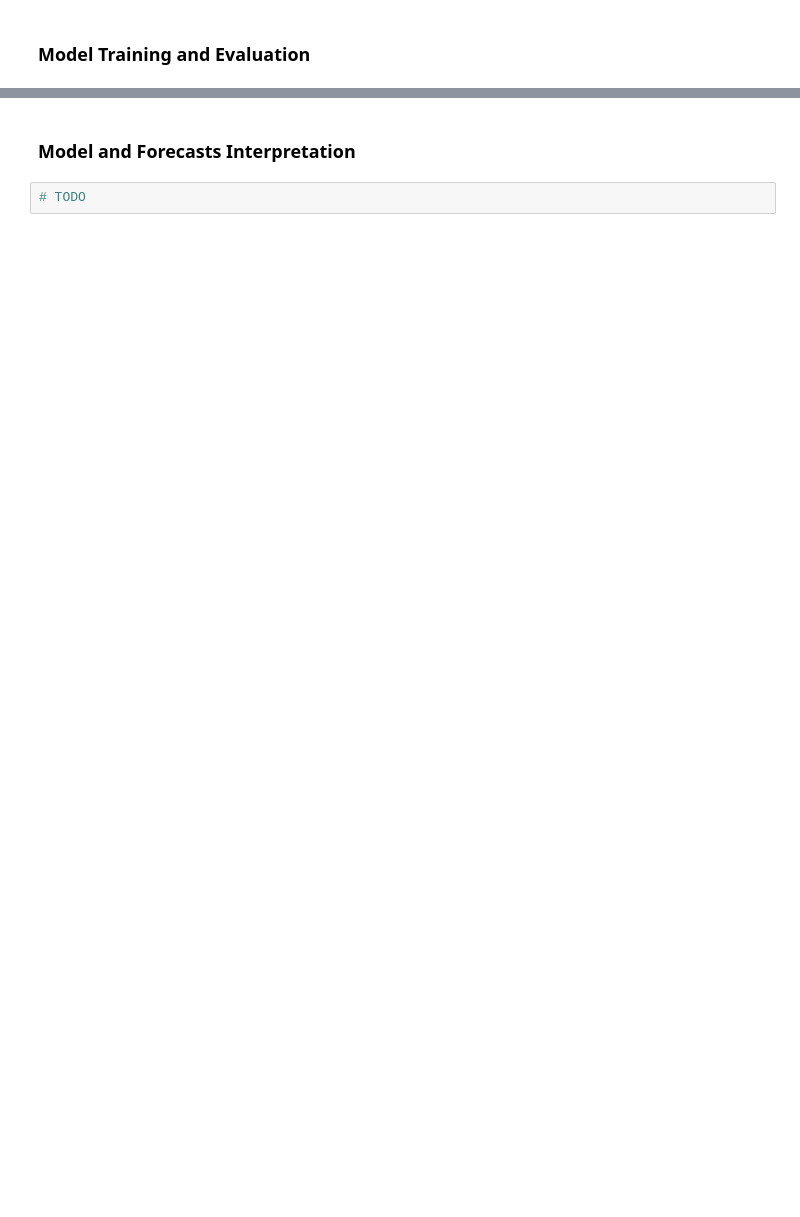
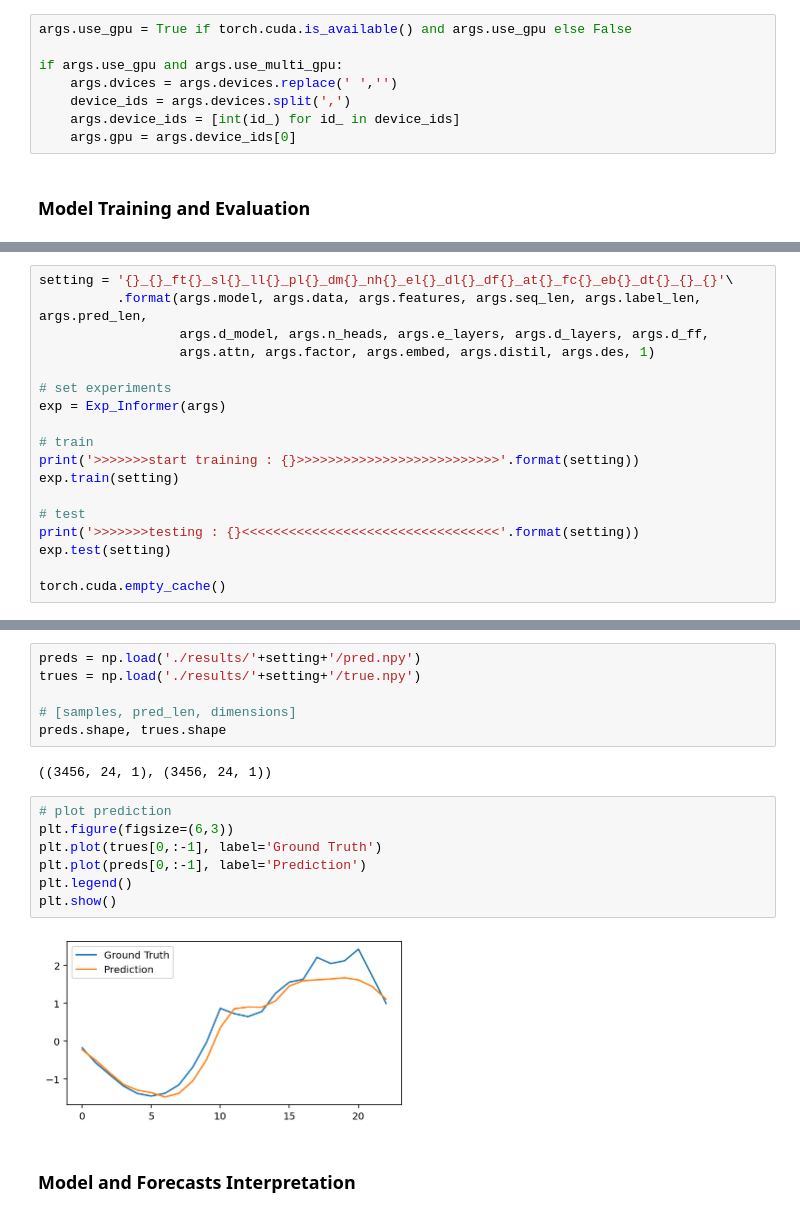
Before and after one commit to andresC98/TSF_Transformers_TFM, a Jupyter notebook: code_notebooks/[TFM] Informer Model - Traffic & Electricity benchmarks - First tests.ipynb, the cells around one changed output, grey strips where cells are left out. Saved outputs shown, nothing was run; the diff lists cells and outputs as text; blank space fills up the shorter version.

```diff
--- a/code_notebooks/[TFM] Informer Model - Traffic & Electricity benchmarks - First tests.ipynb
+++ b/code_notebooks/[TFM] Informer Model - Traffic & Electricity benchmarks - First tests.ipynb
@@ -322,2 +407,10 @@ for h in range(0,args.n_heads):
+# %%
+args.use_gpu = True if torch.cuda.is_available() and args.use_gpu else False
+
+if args.use_gpu and args.use_multi_gpu:
+    args.dvices = args.devices.replace(' ','')
+    device_ids = args.devices.split(',')
+    args.device_ids = [int(id_) for id_ in device_ids]
+    args.gpu = args.device_ids[0]
 # %% [markdown]
 ### Model Training and Evaluation
@@ -325,0 +417,18 @@ for h in range(0,args.n_heads):
+# %%
+setting = '{}_{}_ft{}_sl{}_ll{}_pl{}_dm{}_nh{}_el{}_dl{}_df{}_at{}_fc{}_eb{}_dt{}_{}_{}'\
+          .format(args.model, args.data, args.features, args.seq_len, args.label_len, args.pred_len,
+                  args.d_model, args.n_heads, args.e_layers, args.d_layers, args.d_ff,
+                  args.attn, args.factor, args.embed, args.distil, args.des, 1)
+
+# set experiments
+exp = Exp_Informer(args)
+
+# train
+print('>>>>>>>start training : {}>>>>>>>>>>>>>>>>>>>>>>>>>>'.format(setting))
+exp.train(setting)
+
+# test
+print('>>>>>>>testing : {}<<<<<<<<<<<<<<<<<<<<<<<<<<<<<<<<<'.format(setting))
+exp.test(setting)
+
+torch.cuda.empty_cache()
@@ -326,4 +453,19 @@ for h in range(0,args.n_heads):
+# %%
+preds = np.load('./results/'+setting+'/pred.npy')
+trues = np.load('./results/'+setting+'/true.npy')
+
+# [samples, pred_len, dimensions]
+preds.shape, trues.shape
+# %% [output]
+((3456, 24, 1), (3456, 24, 1))
+# %%
+# plot prediction
+plt.figure(figsize=(6,3))
+plt.plot(trues[0,:-1], label='Ground Truth')
+plt.plot(preds[0,:-1], label='Prediction')
+plt.legend()
+plt.show()
+# %% [output]
+[figure, added]
 # %% [markdown]
 ### Model and Forecasts Interpretation
-# %%
-# TODO
```
Also changed, not shown: parts of 18 cells of this notebook.
